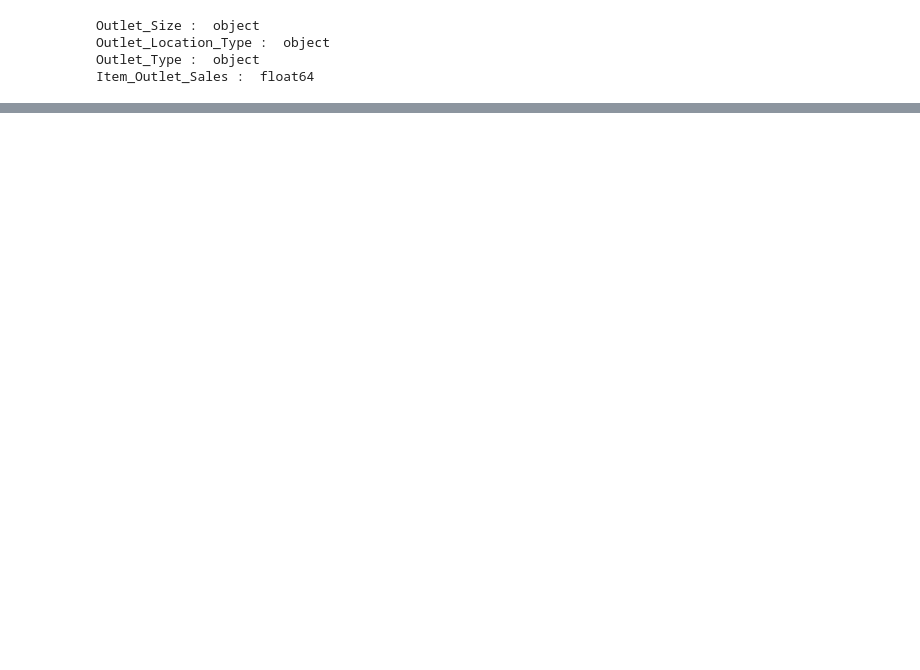
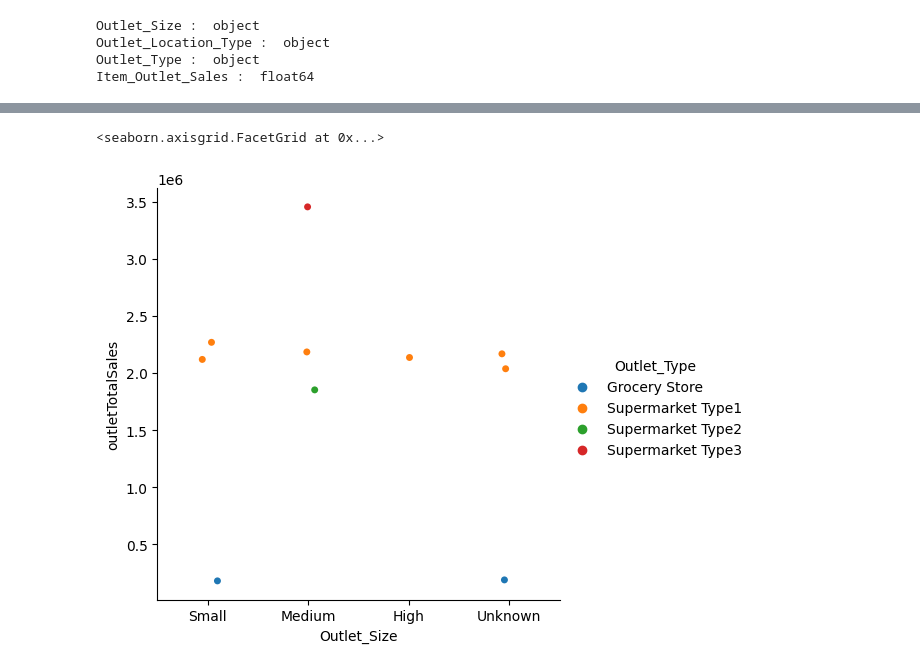
Before and after one commit to silvhua-Lighthouse/2022-10-05-data_preparation_exercise, a Jupyter notebook: data_prep_exercise.ipynb, the cells around one changed output, grey strips where cells are left out. Drawn from its saved outputs; the diff is of its cells as text; code cells hidden in the pictures; blank space fills up the shorter version.

```diff
--- a/data_prep_exercise.ipynb
+++ b/data_prep_exercise.ipynb
@@ -481,0 +551,7 @@ sns.countplot(data=data_filled,x='Outlet_Location_Type',hue='Outlet_Size')
+# %%
+# fig, ax = plt.subplots(figsize=(10,3))
+sns.catplot(outletDetails,x='Outlet_Size',y='outletTotalSales',hue='Outlet_Type',
+    order=['Small','Medium','High','Unknown'])
+# %% [output]
+<seaborn.axisgrid.FacetGrid at 0x...>
+[figure, added]
```
Also changed, not shown: parts of 54 cells of this notebook.
